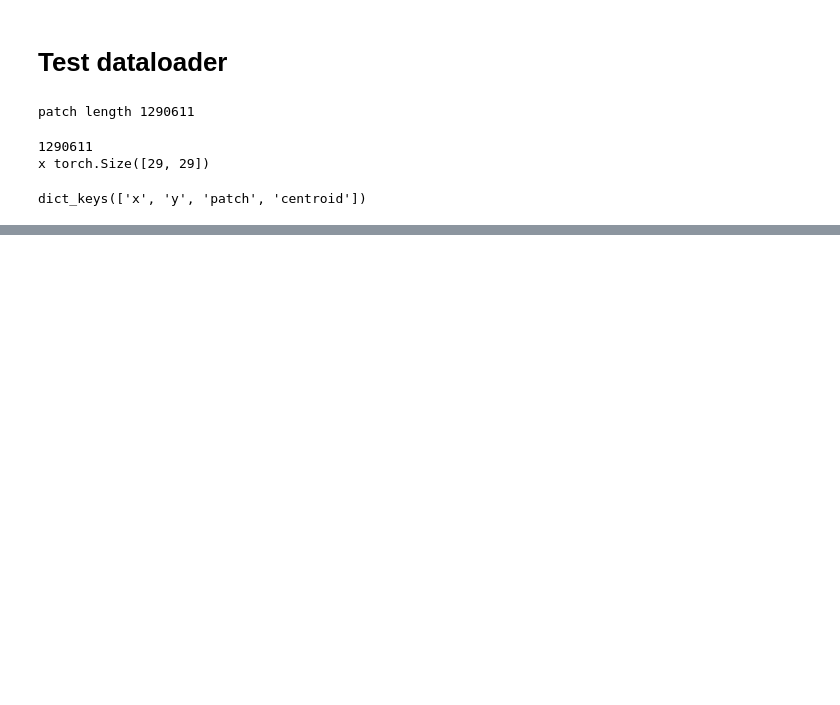
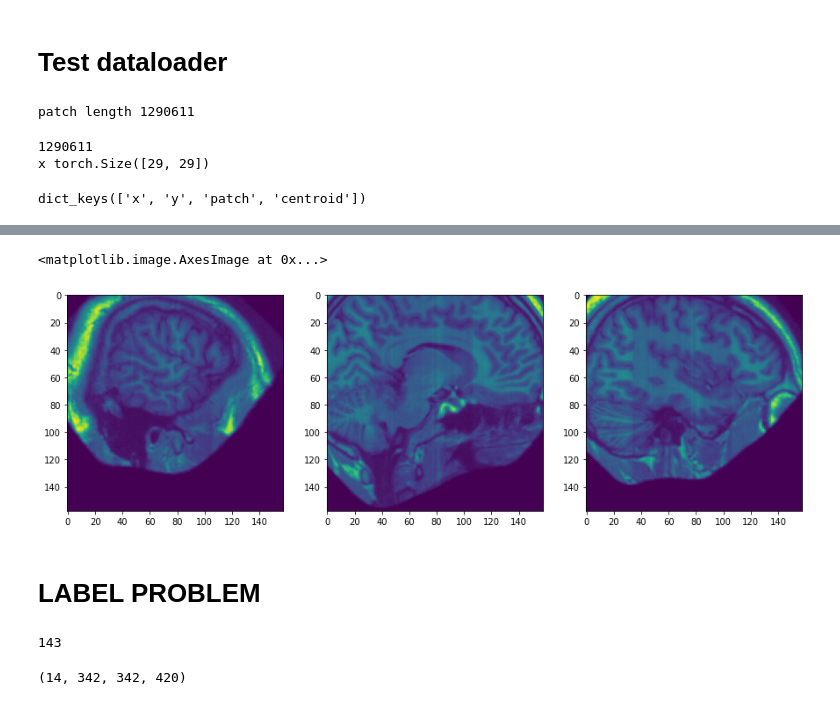
Before and after one commit to enfow/brain_segmentation, a Jupyter notebook: dataset_tester.ipynb, the cells around one changed output, grey strips where cells are left out. Cells and saved outputs as stored; diff of their text form; code cells hidden in the pictures; blank space fills up the shorter version.

```diff
--- a/dataset_tester.ipynb
+++ b/dataset_tester.ipynb
@@ -327,0 +551,10 @@ len(single_brain_data["patch"])
+# %%
+f, axarr = plt.subplots(1,3, figsize=(15,15))
+axarr[0].imshow(data[1][100, 100:258, 100:258])
+axarr[1].imshow(data[1][150, 100:258, 100:258])
+axarr[2].imshow(data[1][200, 100:258, 100:258])
+# %% [output]
+<matplotlib.image.AxesImage at 0x...>
+[figure, added]
+# %% [markdown]
+# LABEL PROBLEM
@@ -327,0 +565,8 @@ len(single_brain_data["patch"])
+# %%
+len(uq)
+# %% [output]
+143
+# %%
+data.shape
+# %% [output]
+(14, 342, 342, 420)
```
Also changed, not shown: parts of 39 cells of this notebook, 1 other file.
